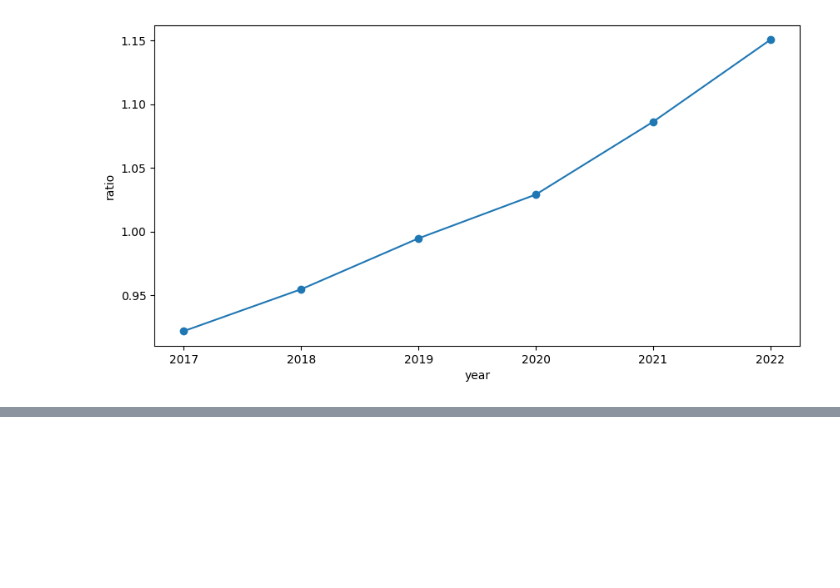
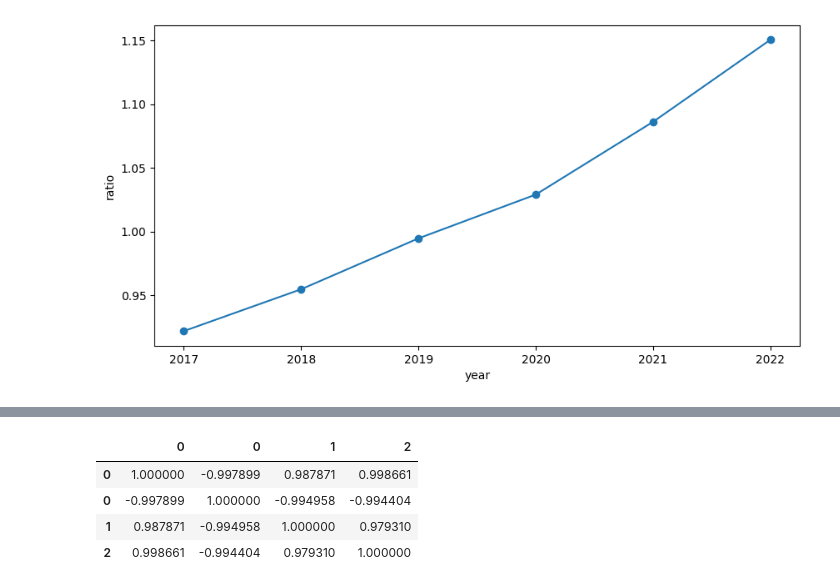
Before and after one commit to PaddingE/github_test, a Jupyter notebook: semi_ex4.ipynb, the cells around one changed output, grey strips where cells are left out. Cells and saved outputs as stored; diff of their text form; code cells hidden in the pictures; blank space fills up the shorter version.

```diff
--- a/semi_ex4.ipynb
+++ b/semi_ex4.ipynb
@@ -317,0 +354,16 @@ plt.show()
+# %%
+total_female = df_fe.iloc[0, 3:]
+print('여자 전체 결혼\n', total_female)
+print()
+
+data_20_female = df_fe.iloc[30, 3:] + df_fe.iloc[40, 3:]
+print('20대 여자\n', data_20_female)
+print()
+
+data_30_female = df_fe.iloc[50, 3:] + df_fe.iloc[60, 3:]
+print('30대 여자\n', data_30_female)
+print()
+
+data_40_female = df_fe.iloc[70, 3:] + df_fe.iloc[80, 3:]
+print('40대 여자\n', data_40_female)
+print()
@@ -317,0 +388,9 @@ plt.show()
+# %%
+ratio_20_female = data_20_female / total_female * 100
+print('20대 여자의 비율 계산\n', ratio_20_female)
+
+ratio_30_female = data_30_female / total_female * 100
+print('30대 여자의 비율 계산\n', ratio_30_female)
+
+ratio_40_female = data_40_female / total_female * 100
+print('40대 여자의 비율 계산\n', ratio_40_female)
@@ -317,0 +415,14 @@ plt.show()
+# %%
+
+df00 = pd.concat([df_data_ratio,ratio_20_female,ratio_30_female,ratio_40_female], axis= 1)
+df00.drop(['2015','2016','2022'], inplace=True)
+
+df00
+
+df00.corr(method='pearson')
+# %% [output]
+|  | 0 | 0 | 1 | 2 |
+| 0 | 1.000000 | -0.997899 | 0.987871 | 0.998661 |
+| 0 | -0.997899 | 1.000000 | -0.994958 | -0.994404 |
+| 1 | 0.987871 | -0.994958 | 1.000000 | 0.979310 |
+| 2 | 0.998661 | -0.994404 | 0.979310 | 1.000000 |
```
Also changed, not shown: parts of 7 cells of this notebook.
